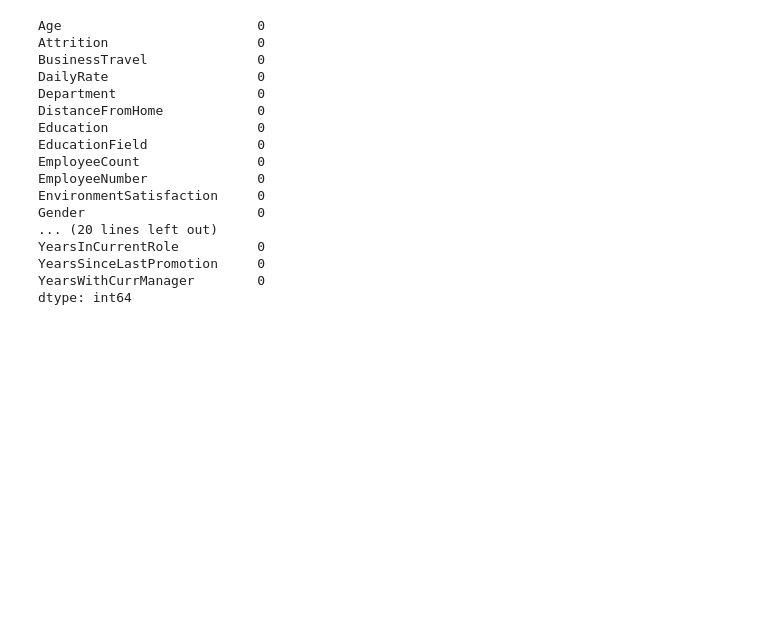
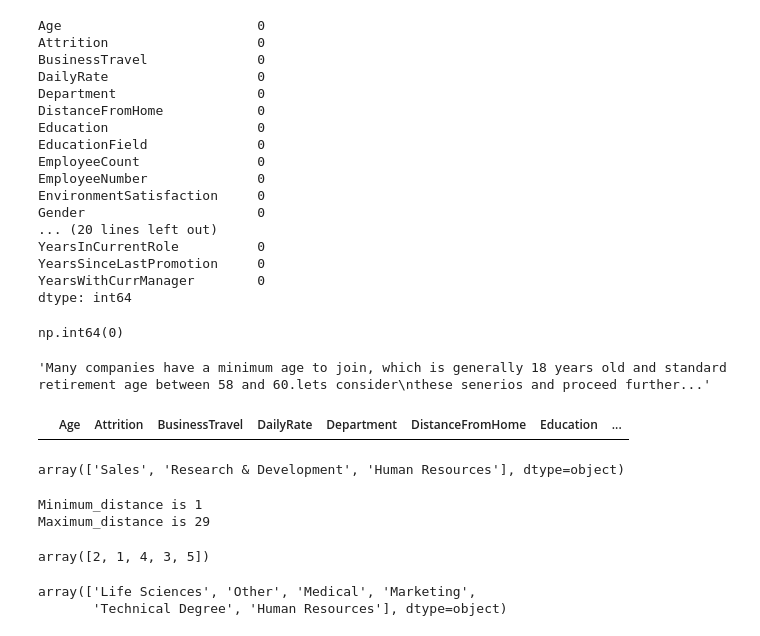
Before and after one commit to karthik4-4/Employee-attrition-prediction, a Jupyter notebook: Employee_attrition_prediction.ipynb, the cells around one changed output. Drawn from its saved outputs; the diff is of its cells as text; code cells hidden in the pictures; blank space fills up the shorter version.

```diff
--- a/Employee_attrition_prediction.ipynb
+++ b/Employee_attrition_prediction.ipynb
@@ -60,0 +61,13 @@ dtype: int64
+# %%
+df.duplicated().sum()     # no duplicate record..now lets handle outliers..
+# %% [output]
+np.int64(0)
+# %%
+'''Many companies have a minimum age to join, which is generally 18 years old and standard retirement age between 58 and 60.lets consider
+these senerios and proceed further...'''
+# %% [output]
+'Many companies have a minimum age to join, which is generally 18 years old and standard retirement age between 58 and 60.lets consider\nthese senerios and proceed further...'
+# %%
+df[(df['Age']<18) & (df['Age']>60)]
+# %% [output]
+|  | Age | Attrition | BusinessTravel | DailyRate | Department | DistanceFromHome | Education | ... |
@@ -60,0 +76,18 @@ dtype: int64
+# %%
+df['Department'].unique()      # seems fine..
+# %% [output]
+array(['Sales', 'Research & Development', 'Human Resources'], dtype=object)
+# %%
+print(f'Minimum_distance is {np.min(df['DistanceFromHome'])}\nMaximum_distance is {np.max(df['DistanceFromHome'])}')  # seems good
+# %% [output]
+Minimum_distance is 1
+Maximum_distance is 29
+# %%
+df['Education'].unique()
+# %% [output]
+array([2, 1, 4, 3, 5])
+# %%
+df['EducationField'].unique()
+# %% [output]
+array(['Life Sciences', 'Other', 'Medical', 'Marketing',
+       'Technical Degree', 'Human Resources'], dtype=object)
```
Also changed, not shown: parts of 17 cells of this notebook.
